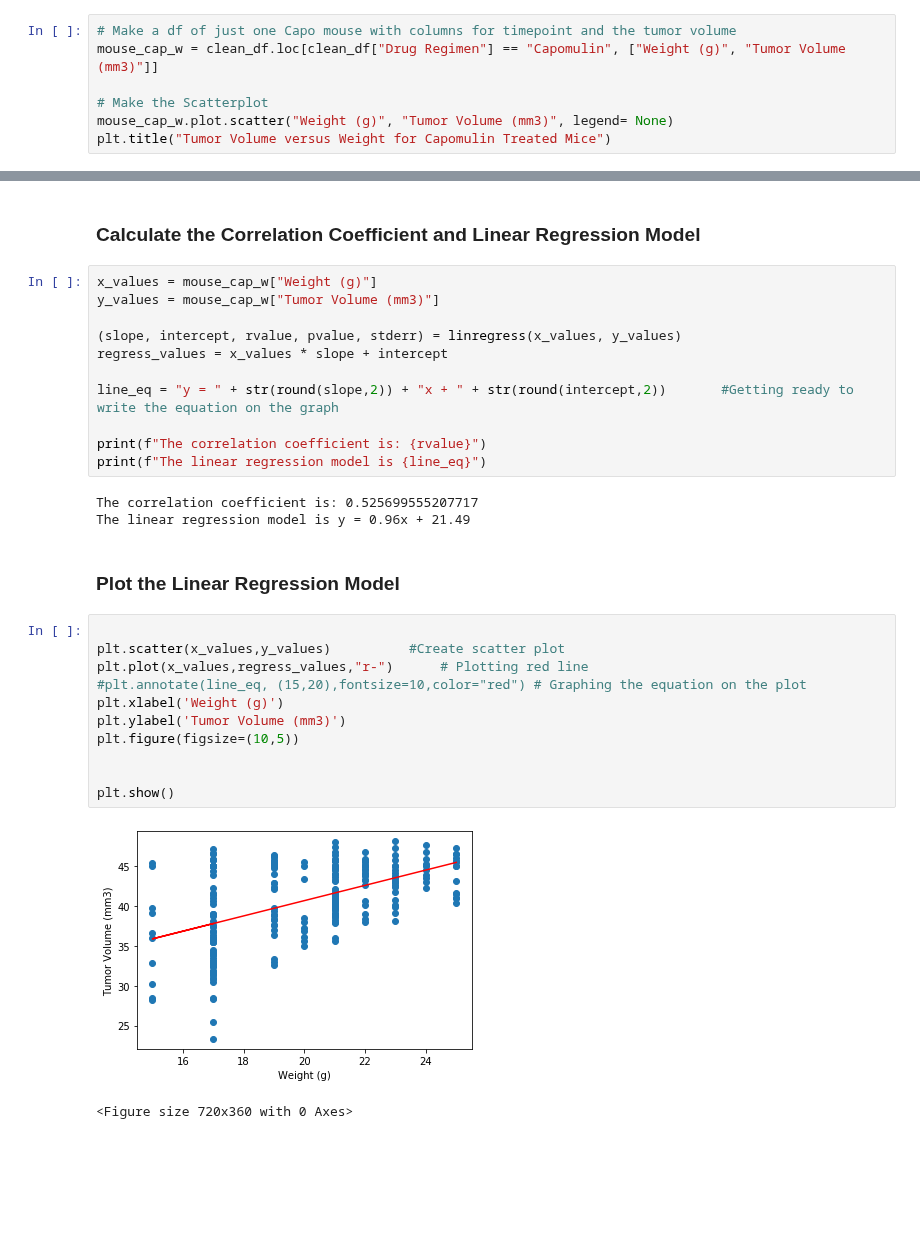
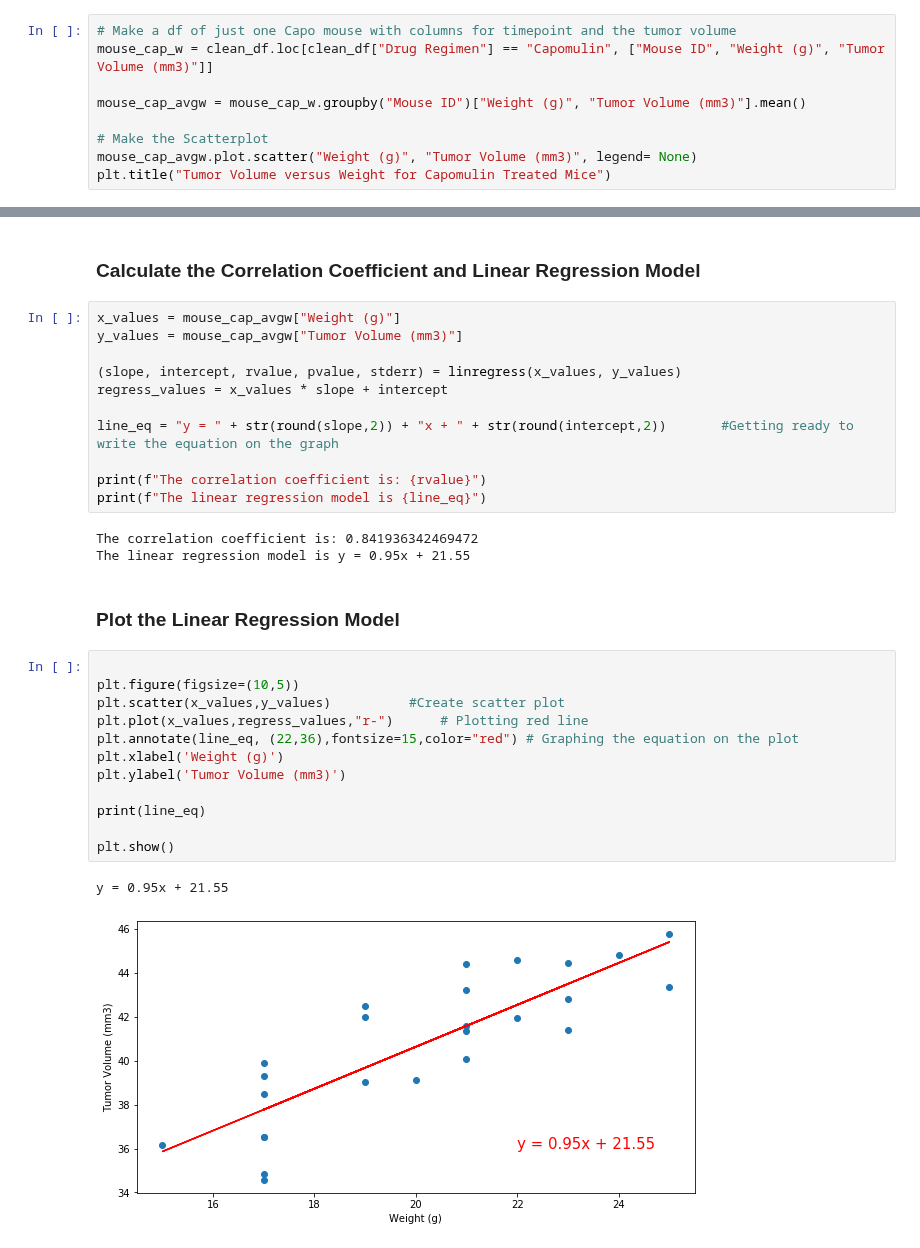
Before and after one commit to JenniferM-BShulyak/matplotlib-challenge, a Jupyter notebook: pymaceuticals.ipynb, the cells around one changed output, grey strips where cells are left out. Cells and saved outputs as stored; diff of their text form; blank space fills up the shorter version.

```diff
--- a/pymaceuticals.ipynb
+++ b/pymaceuticals.ipynb
@@ -341,10 +341,12 @@ Text(0.5, 1.0, 'Capomulin Treatment for Mouse s185')
 ### Scatter Plot of Tumor Volume versus Mouse Weight for Capomulin Mouse
 # %%
 # Make a df of just one Capo mouse with columns for timepoint and the tumor volume
-mouse_cap_w = clean_df.loc[clean_df["Drug Regimen"] == "Capomulin", ["Weight (g)", "Tumor Volume (mm3)"]]
+mouse_cap_w = clean_df.loc[clean_df["Drug Regimen"] == "Capomulin", ["Mouse ID", "Weight (g)", "Tumor Volume (mm3)"]]
+
+mouse_cap_avgw = mouse_cap_w.groupby("Mouse ID")["Weight (g)", "Tumor Volume (mm3)"].mean()
 
 # Make the Scatterplot
-mouse_cap_w.plot.scatter("Weight (g)", "Tumor Volume (mm3)", legend= None)
+mouse_cap_avgw.plot.scatter("Weight (g)", "Tumor Volume (mm3)", legend= None)
 plt.title("Tumor Volume versus Weight for Capomulin Treated Mice")
 # %% [output]
 Text(0.5, 1.0, 'Tumor Volume versus Weight for Capomulin Treated Mice')
@@ -354,8 +356,8 @@ Text(0.5, 1.0, 'Tumor Volume versus Weight for Capomulin Treated Mice')
 # %% [markdown]
 ### Calculate the Correlation Coefficient and Linear Regression Model
 # %%
-x_values = mouse_cap_w["Weight (g)"]
-y_values = mouse_cap_w["Tumor Volume (mm3)"]
+x_values = mouse_cap_avgw["Weight (g)"]
+y_values = mouse_cap_avgw["Tumor Volume (mm3)"]
 
 (slope, intercept, rvalue, pvalue, stderr) = linregress(x_values, y_values)
 regress_values = x_values * slope + intercept
@@ -365,21 +367,22 @@ line_eq = "y = " + str(round(slope,2)) + "x + " + str(round(intercept,2))
 print(f"The correlation coefficient is: {rvalue}")
 print(f"The linear regression model is {line_eq}")
 # %% [output]
-The correlation coefficient is: 0.525699555207717
-The linear regression model is y = 0.96x + 21.49
+The correlation coefficient is: 0.841936342469472
+The linear regression model is y = 0.95x + 21.55
 # %% [markdown]
 ### Plot the Linear Regression Model
 # %%
 
+plt.figure(figsize=(10,5))
 plt.scatter(x_values,y_values)          #Create scatter plot
 plt.plot(x_values,regress_values,"r-")      # Plotting red line
-#plt.annotate(line_eq, (15,20),fontsize=10,color="red") # Graphing the equation on the plot
+plt.annotate(line_eq, (22,36),fontsize=15,color="red") # Graphing the equation on the plot
 plt.xlabel('Weight (g)')
 plt.ylabel('Tumor Volume (mm3)')
-plt.figure(figsize=(10,5))
 
+print(line_eq)
 
 plt.show()
 # %% [output]
+y = 0.95x + 21.55
-[figure, old version]
+[figure, new version]
-<Figure size 720x360 with 0 Axes>
```
Also changed, not shown: parts of 15 cells of this notebook, 1 other file.
